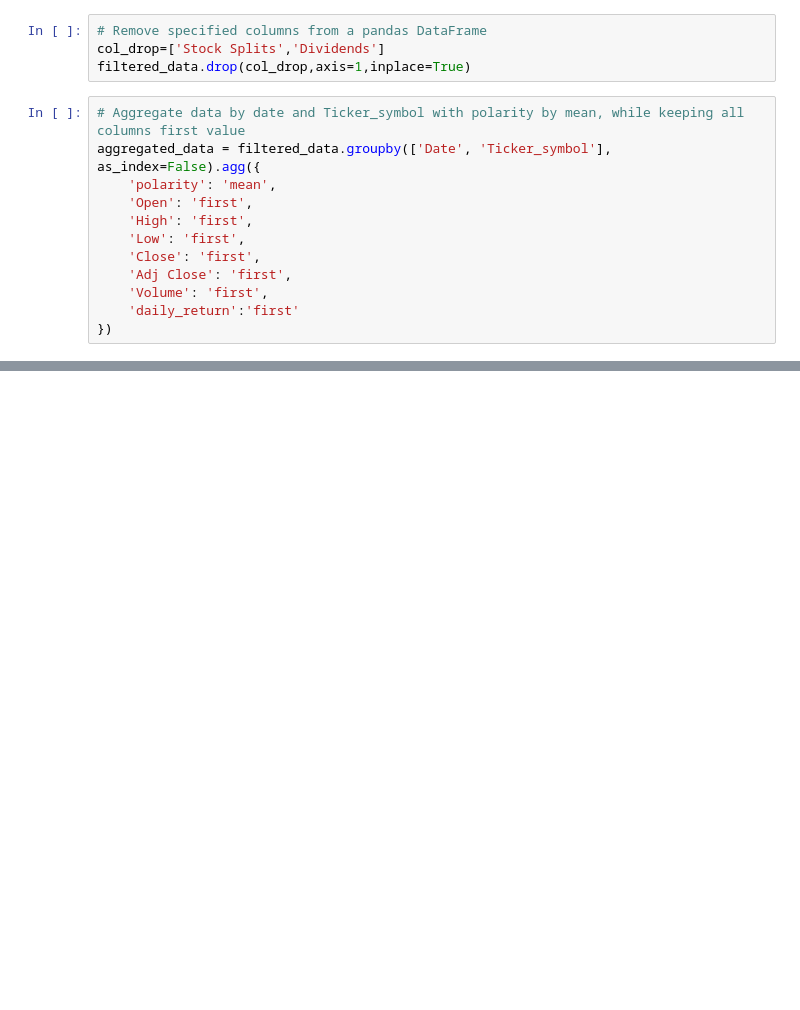
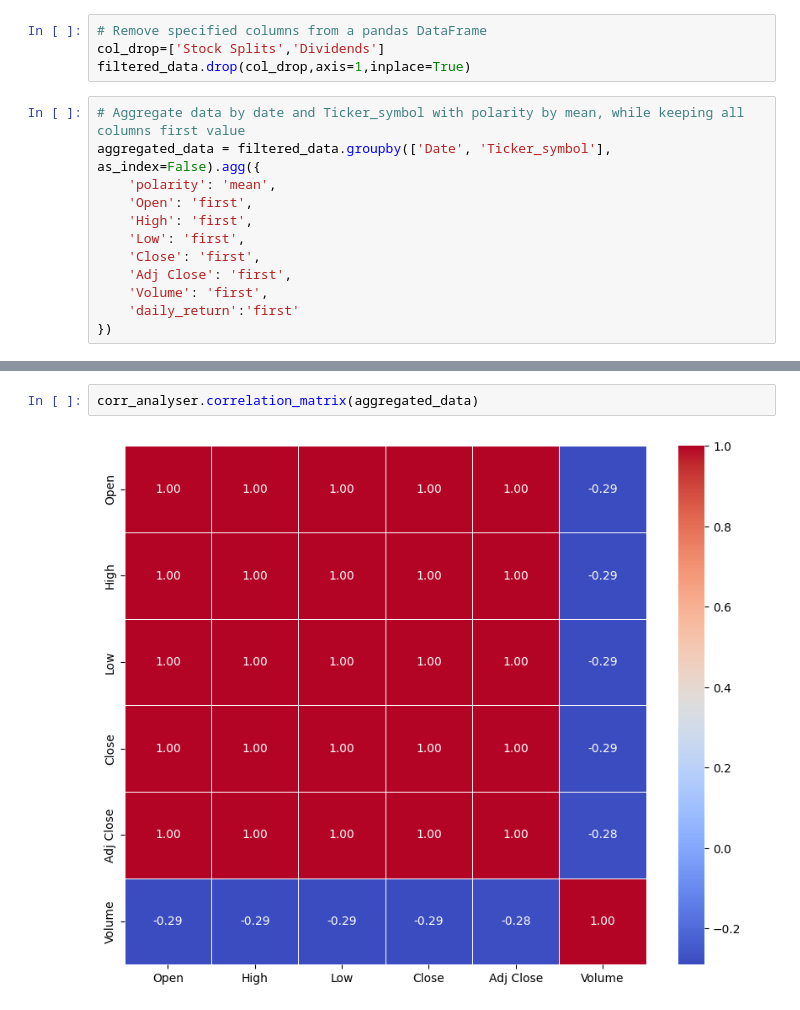
Before and after one commit to GetieBalew24/StockMarketAnalyis, a Jupyter notebook: notebooks/new_stock_coorrelation_analysis.ipynb, the cells around one changed output, grey strips where cells are left out. Drawn from its saved outputs; the diff is of its cells as text; blank space fills up the shorter version.

Commit message:
correlation matrix

```diff
--- a/notebooks/new_stock_coorrelation_analysis.ipynb
+++ b/notebooks/new_stock_coorrelation_analysis.ipynb
@@ -299,3 +299,7 @@ aggregated_data
 | 11 | 2020-06-10 | GOOG | 0.011111 | 72.976997 | 73.712952 | 72.813499 | 73.292503 | 73.209198 | 30504000 | ... |
 | 12 | 2020-06-10 | NVDA | 0.037500 | 9.167750 | 9.500000 | 9.153500 | 9.366750 | 9.338925 | 632180000 | ... |
 | 13 | 2020-06-10 | TSLA | 0.037515 | 66.125336 | 68.498665 | 65.500000 | 68.336670 | 68.336670 | 278451000 | ... |
+# %%
+corr_analyser.correlation_matrix(aggregated_data)
+# %% [output]
+[figure, added]
```
Also changed, not shown: 1 other file.
